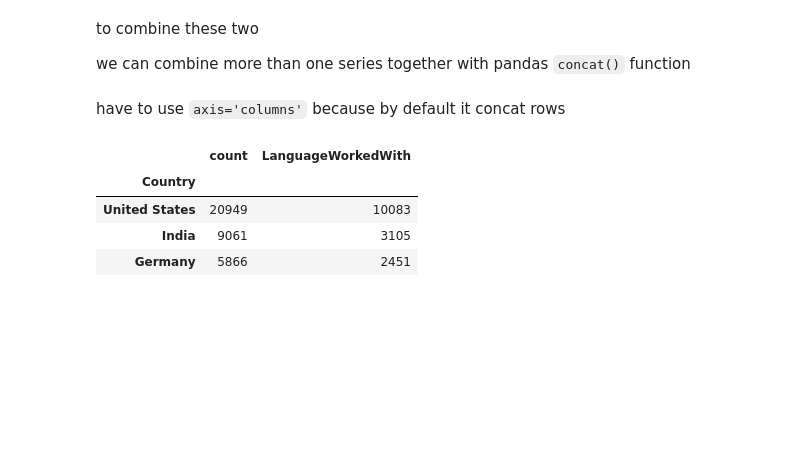
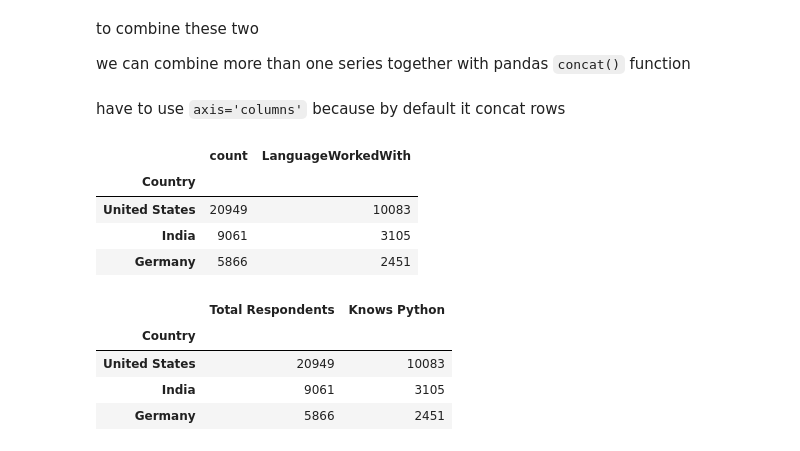
Before and after one commit to innovinitylabs/pandas-notes-corey-schaffer, a Jupyter notebook: 08-Grouping and Aggregating - Analyzing and Exploring Your Data.ipynb, the cells around one changed output. Cells and saved outputs as stored; diff of their text form; code cells hidden in the pictures; blank space fills up the shorter version.

```diff
--- a/08-Grouping and Aggregating - Analyzing and Exploring Your Data.ipynb
+++ b/08-Grouping and Aggregating - Analyzing and Exploring Your Data.ipynb
@@ -315,3 +315,12 @@ python_df.head(3)
 | United States | 20949 | 10083 |
 | India | 9061 | 3105 |
 | Germany | 5866 | 2451 |
+# %%
+python_df.rename(columns={'count' : 'Total Respondents', 'LanguageWorkedWith': 'Knows Python'}, inplace=True)
+python_df.head(3)
+# %% [output]
+|  | Total Respondents | Knows Python |
+| Country |  |  |
+| United States | 20949 | 10083 |
+| India | 9061 | 3105 |
+| Germany | 5866 | 2451 |
```
Also changed, not shown: parts of 5 cells of this notebook.
